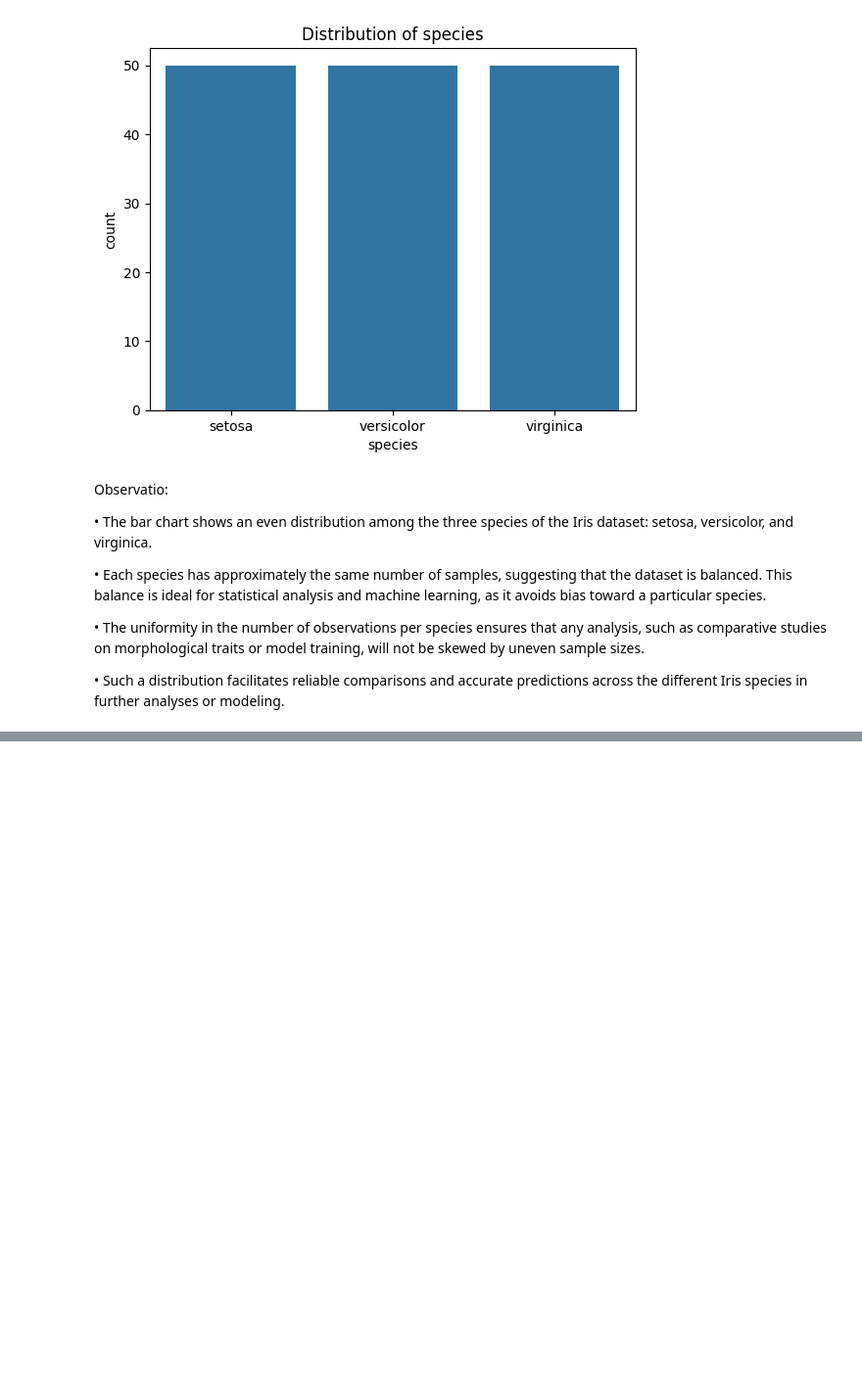
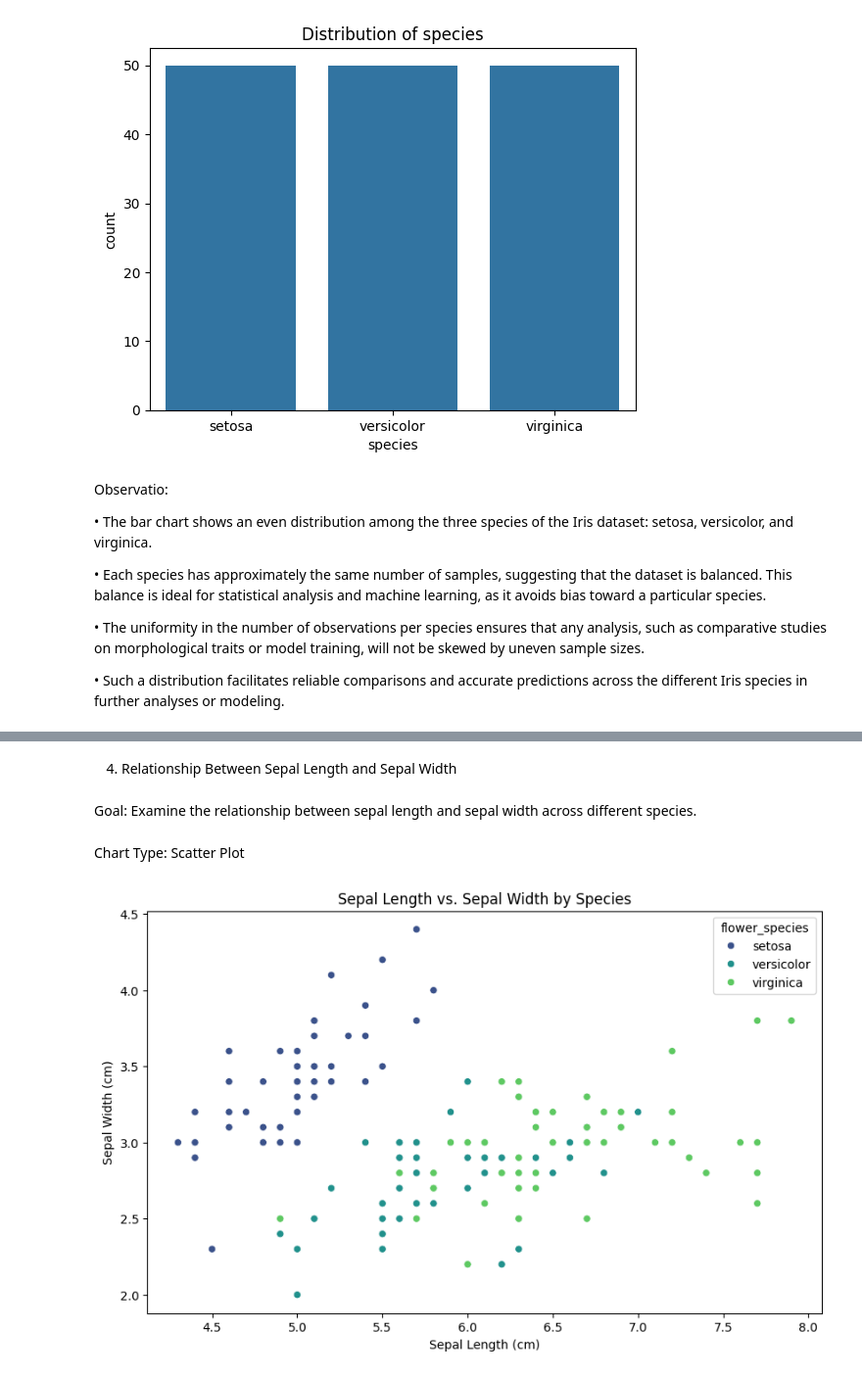
Before and after one commit to albertokabore/datafun-06-eda, a Jupyter notebook: Albertkabore_eda.ipynb, the cells around one changed output, grey strips where cells are left out. Shown: that part at 98% size. Saved outputs shown, nothing was run; the diff lists cells and outputs as text; code cells hidden in the pictures; blank space fills up the shorter version.

```diff
--- a/Albertkabore_eda.ipynb
+++ b/Albertkabore_eda.ipynb
@@ -313,0 +312,18 @@ In sum, the Iris dataset is more than just a collection of measurements—it's a
+# %% [markdown]
+4. Relationship Between Sepal Length and Sepal Width
+# %% [markdown]
+Goal:
+Examine the relationship between sepal length and sepal width across different species.
+# %% [markdown]
+Chart Type:
+Scatter Plot
+# %%
+# Scatter plot for sepal length vs. sepal width
+plt.figure(figsize=(10, 6))
+sns.scatterplot(data=df, x='sepal_length', y='sepal_width', hue='flower_species', palette='viridis')
+plt.title('Sepal Length vs. Sepal Width by Species')
+plt.xlabel('Sepal Length (cm)')
+plt.ylabel('Sepal Width (cm)')
+plt.show()
+# %% [output]
+[figure, added]
```
Also changed, not shown: parts of 56 cells of this notebook, 1 other file.
